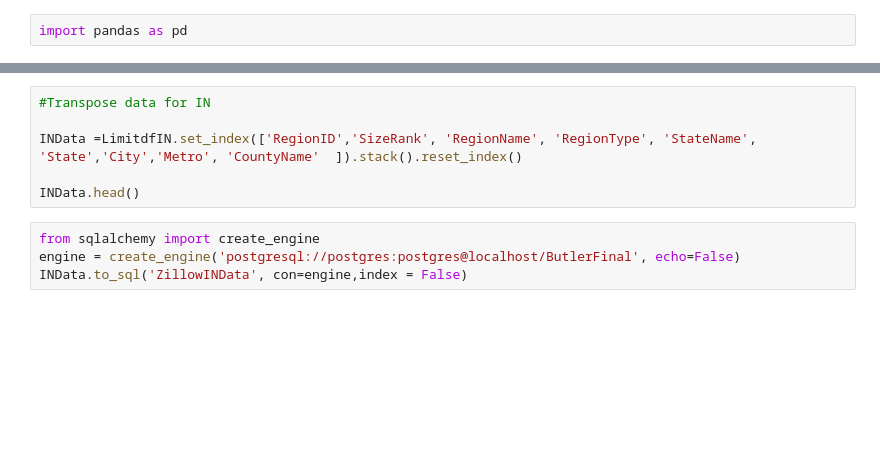
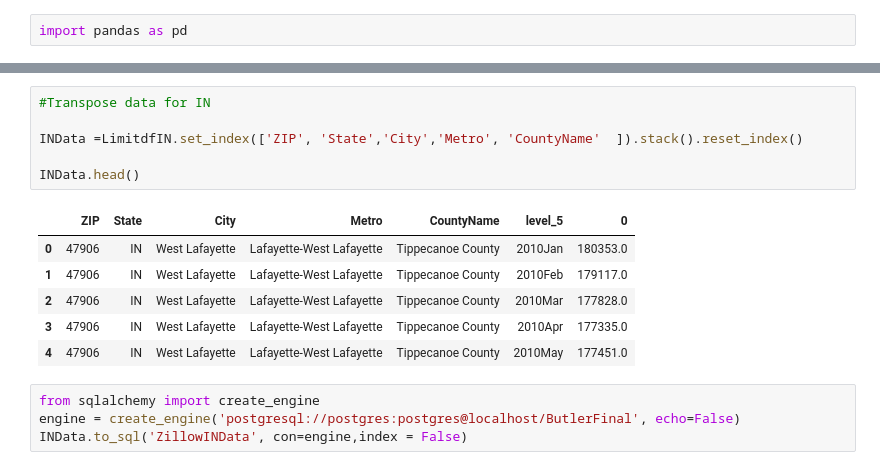
Before and after one commit to kcomalley14/butler-project3-groupj, a Jupyter notebook: PostgresData.ipynb, the cells around one changed output, grey strips where cells are left out. Drawn from its saved outputs; the diff is of its cells as text; blank space fills up the shorter version.

```diff
--- a/PostgresData.ipynb
+++ b/PostgresData.ipynb
@@ -68,9 +86,16 @@ print(LimitdfIN)
 # %%
 #Transpose data for IN
 
-INData =LimitdfIN.set_index(['RegionID','SizeRank', 'RegionName', 'RegionType', 'StateName', 'State','City','Metro', 'CountyName'  ]).stack().reset_index()
+INData =LimitdfIN.set_index(['ZIP', 'State','City','Metro', 'CountyName'  ]).stack().reset_index()
 
 INData.head()
+# %% [output]
+|  | ZIP | State | City | Metro | CountyName | level_5 | 0 |
+| 0 | 47906 | IN | West Lafayette | Lafayette-West Lafayette | Tippecanoe County | 2010Jan | 180353.0 |
+| 1 | 47906 | IN | West Lafayette | Lafayette-West Lafayette | Tippecanoe County | 2010Feb | 179117.0 |
+| 2 | 47906 | IN | West Lafayette | Lafayette-West Lafayette | Tippecanoe County | 2010Mar | 177828.0 |
+| 3 | 47906 | IN | West Lafayette | Lafayette-West Lafayette | Tippecanoe County | 2010Apr | 177335.0 |
+| 4 | 47906 | IN | West Lafayette | Lafayette-West Lafayette | Tippecanoe County | 2010May | 177451.0 |
 # %%
 from sqlalchemy import create_engine
 engine = create_engine('postgresql://postgres:postgres@localhost/ButlerFinal', echo=False)
```
Also changed, not shown: parts of 11 cells of this notebook, 1 other file.
